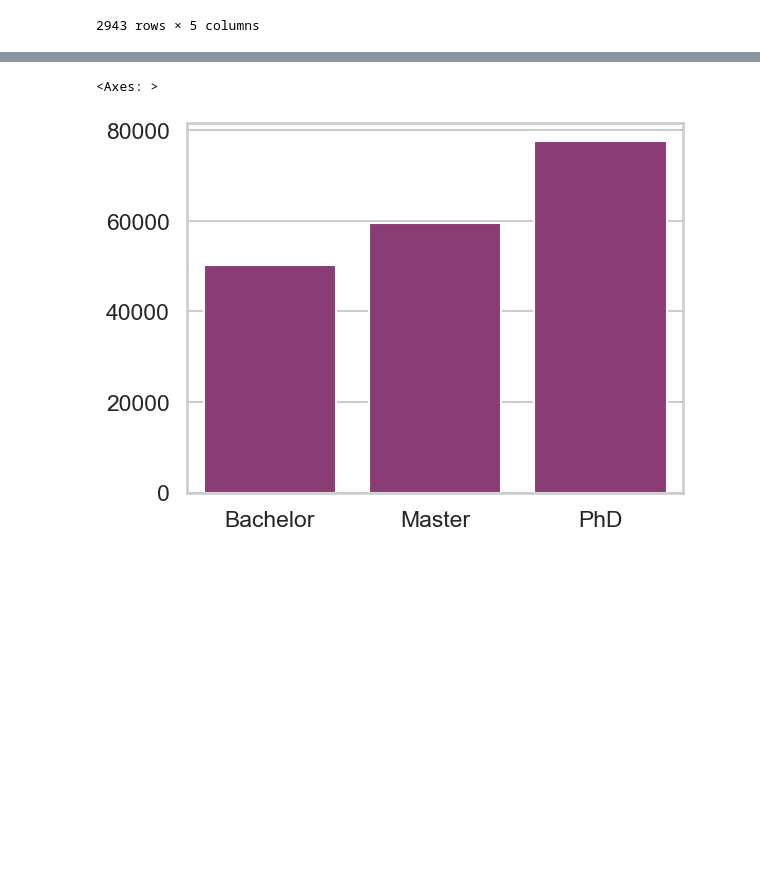
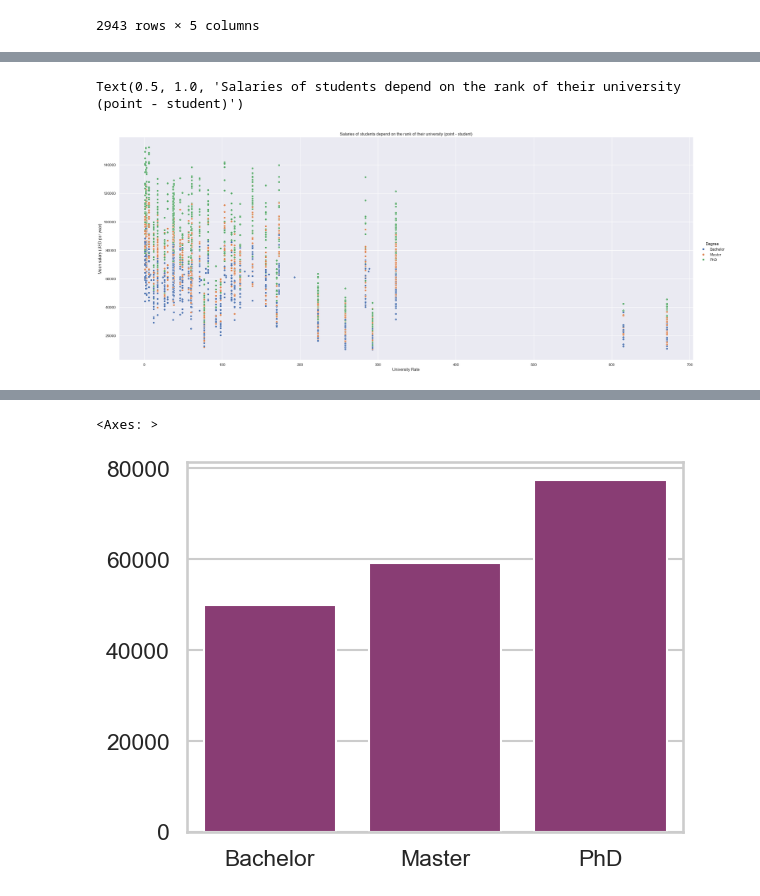
Before and after one commit to maxtheshock/PythonDS-Project, a Jupyter notebook: PythonNotebook.ipynb, the cells around one changed output, grey strips where cells are left out. Cells and saved outputs as stored; diff of their text form; code cells hidden in the pictures; blank space fills up the shorter version.

```diff
--- a/PythonNotebook.ipynb
+++ b/PythonNotebook.ipynb
@@ -370,2 +370,9 @@ sns.relplot(x = alumni_data_sorted["University Rate"], y = alumni_data_sorted["M
+# %%
+sns.set_theme(style="darkgrid")
+sns.relplot(x = alumni_data_sorted["University Rate"], y = alumni_data_sorted["Mean salary (USD per year)"], hue = alumni_data_sorted["Degree"], height = 10, aspect = 2.5)
+plt.title("Salaries of students depend on the rank of their university (point - student)")
+# %% [output]
+Text(0.5, 1.0, 'Salaries of students depend on the rank of their university (point - student)')
+[figure, added]
 # %%
 uni_counts = alumni_data.University.value_counts()
```
Also changed, not shown: parts of 14 cells of this notebook.
